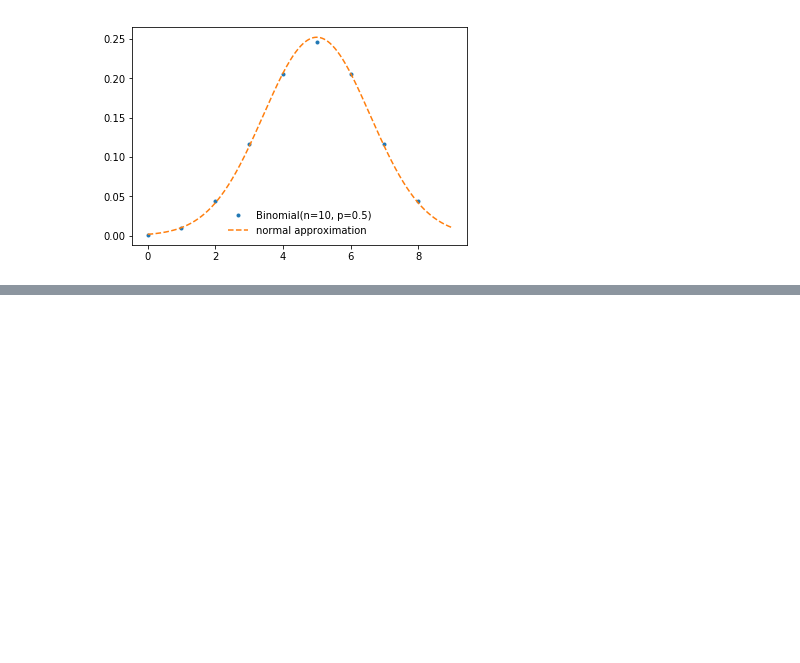
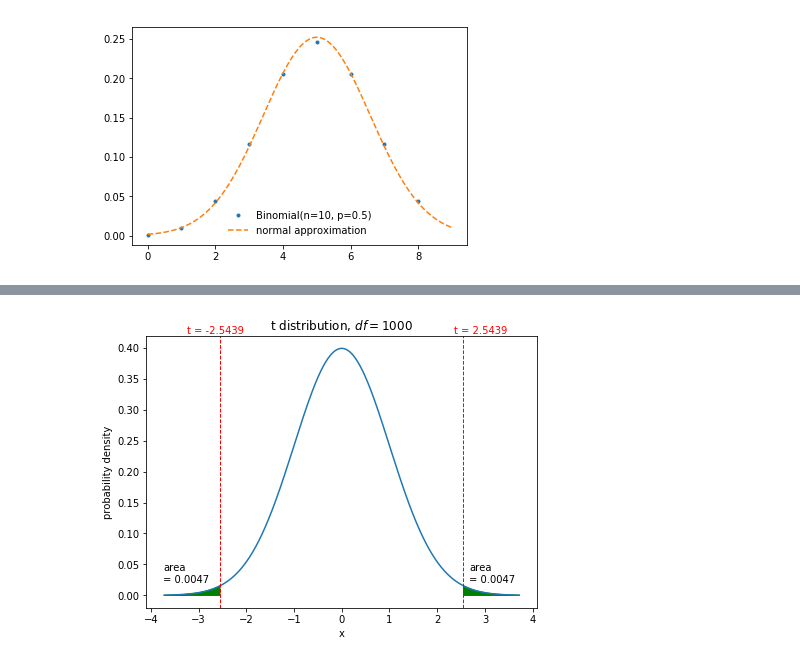
Before and after one commit to adeich/little_sci_comp_projects, a Jupyter notebook: Illustrations_for_AB_article/Illustrations_for-AB-article.ipynb, the cells around one changed output, grey strips where cells are left out. Saved outputs shown, nothing was run; the diff lists cells and outputs as text; code cells hidden in the pictures; blank space fills up the shorter version.

```diff
--- a/Illustrations_for_AB_article/Illustrations_for-AB-article.ipynb
+++ b/Illustrations_for_AB_article/Illustrations_for-AB-article.ipynb
@@ -63,0 +168,38 @@ plt.show()
+# %%
+import numpy as np
+from scipy.stats import binom, norm
+import matplotlib.pyplot as plt
+
+fig, ax = plt.subplots(1, 1)
+fig.set_figheight(5)
+fig.set_figwidth(7)
+
+t_val = 2.5439
+p_val = 0.0047
+
+x_max = norm.ppf(0.9999)
+x_norm = np.linspace(-x_max, x_max, 1000)
+
+ax.plot(x_norm, t.pdf(x_norm, df=1000))
+ax.fill_between(x_norm, t.pdf(x_norm, df=1000), where=np.abs(x_norm) > t_val,
+                color='g')
+
+ax.set_ylabel('probability density')
+ax.set_xlabel('x')
+ax.set_title('t distribution, $df=1000$')
+ax.text(t_val * 1.05, t.pdf(t_val, df=1000) * 1.3,
+        'area\n= ' + str(p_val), size=10)
+ax.text(-t_val * 1 - 1.2, t.pdf(-t_val, df=1000) * 1.3,
+        'area\n= ' + str(p_val), size=10)
+ax.axvline(t_val, 0, 1, linewidth=1,
+          linestyle='--', color='r')
+ax.axvline(-t_val, 0, 1, linewidth=1,
+          linestyle='--', color='r')
+ax.text(t_val - 0.2, ax.get_ylim()[1] * 1.01, "t = " + str(t_val), color='r')
+ax.text(-t_val - 0.7, ax.get_ylim()[1] * 1.01, "t = " + str(-t_val), color='r')
+
+plt.savefig('AB_t_p_value.png')
+
+plt.show()
+# %% [output]
+[figure, added]
```
Also changed, not shown: parts of 5 cells of this notebook, 3 other files.
